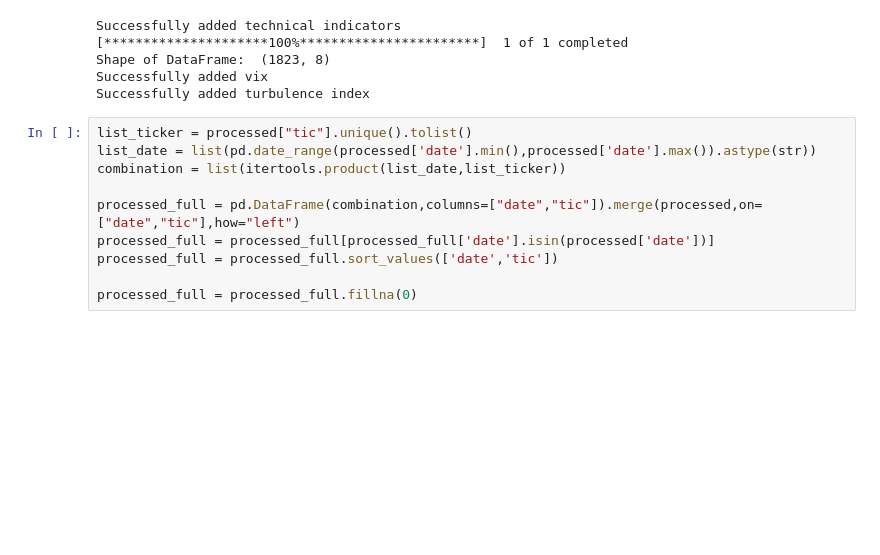
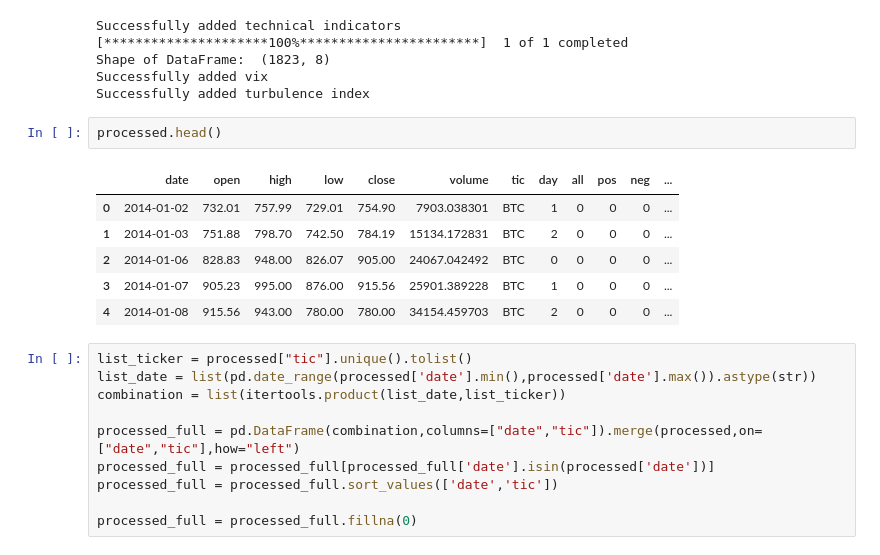
Before and after one commit to meti-94/TextClassification, a Jupyter notebook: BTC_historical_data_plus_news.ipynb, the cells around one changed output. Cells and saved outputs as stored; diff of their text form; blank space fills up the shorter version.

```diff
--- a/BTC_historical_data_plus_news.ipynb
+++ b/BTC_historical_data_plus_news.ipynb
@@ -229,6 +250,15 @@ Successfully added technical indicators
 Shape of DataFrame:  (1823, 8)
 Successfully added vix
 Successfully added turbulence index
+# %%
+processed.head()
+# %% [output]
+|  | date | open | high | low | close | volume | tic | day | all | pos | neg | ... |
+| 0 | 2014-01-02 | 732.01 | 757.99 | 729.01 | 754.90 | 7903.038301 | BTC | 1 | 0 | 0 | 0 | ... |
+| 1 | 2014-01-03 | 751.88 | 798.70 | 742.50 | 784.19 | 15134.172831 | BTC | 2 | 0 | 0 | 0 | ... |
+| 2 | 2014-01-06 | 828.83 | 948.00 | 826.07 | 905.00 | 24067.042492 | BTC | 0 | 0 | 0 | 0 | ... |
+| 3 | 2014-01-07 | 905.23 | 995.00 | 876.00 | 915.56 | 25901.389228 | BTC | 1 | 0 | 0 | 0 | ... |
+| 4 | 2014-01-08 | 915.56 | 943.00 | 780.00 | 780.00 | 34154.459703 | BTC | 2 | 0 | 0 | 0 | ... |
 # %%
 list_ticker = processed["tic"].unique().tolist()
 list_date = list(pd.date_range(processed['date'].min(),processed['date'].max()).astype(str))
```
Also changed, not shown: parts of 14 cells of this notebook.
